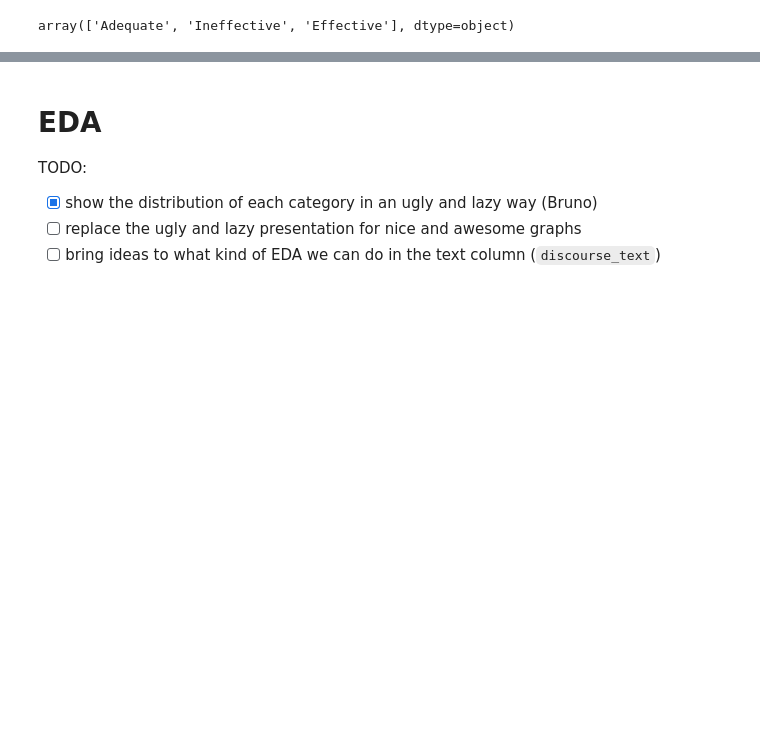
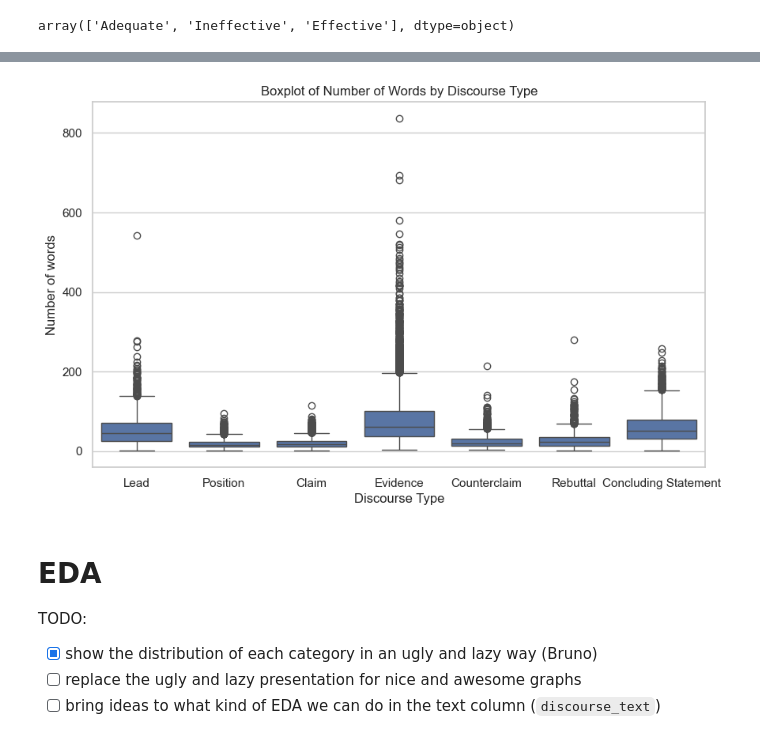
Before and after one commit to BAlmeidaS/predictive-analysis, a Jupyter notebook: notebook.ipynb, the cells around one changed output, grey strips where cells are left out. Saved outputs shown, nothing was run; the diff lists cells and outputs as text; code cells hidden in the pictures; blank space fills up the shorter version.

```diff
--- a/notebook.ipynb
+++ b/notebook.ipynb
@@ -77,3 +130,19 @@ array(['Adequate', 'Ineffective', 'Effective'], dtype=object)
+# %%
+sns.set(style="whitegrid")
+plt.figure(figsize=(10, 6))
+
+# Create a boxplot with outliers
+sns.boxplot(x='discourse_type', y='number_of_words', data=df)
+
+# Set plot labels and title
+plt.xlabel('Discourse Type')
+plt.ylabel('Number of words')
+plt.title('Boxplot of Number of Words by Discourse Type')
+
+# Show the plot
+plt.show()
+# %% [output]
+[figure, added]
 # %% [markdown]
 # EDA
 
```
Also changed, not shown: parts of 9 cells of this notebook.
